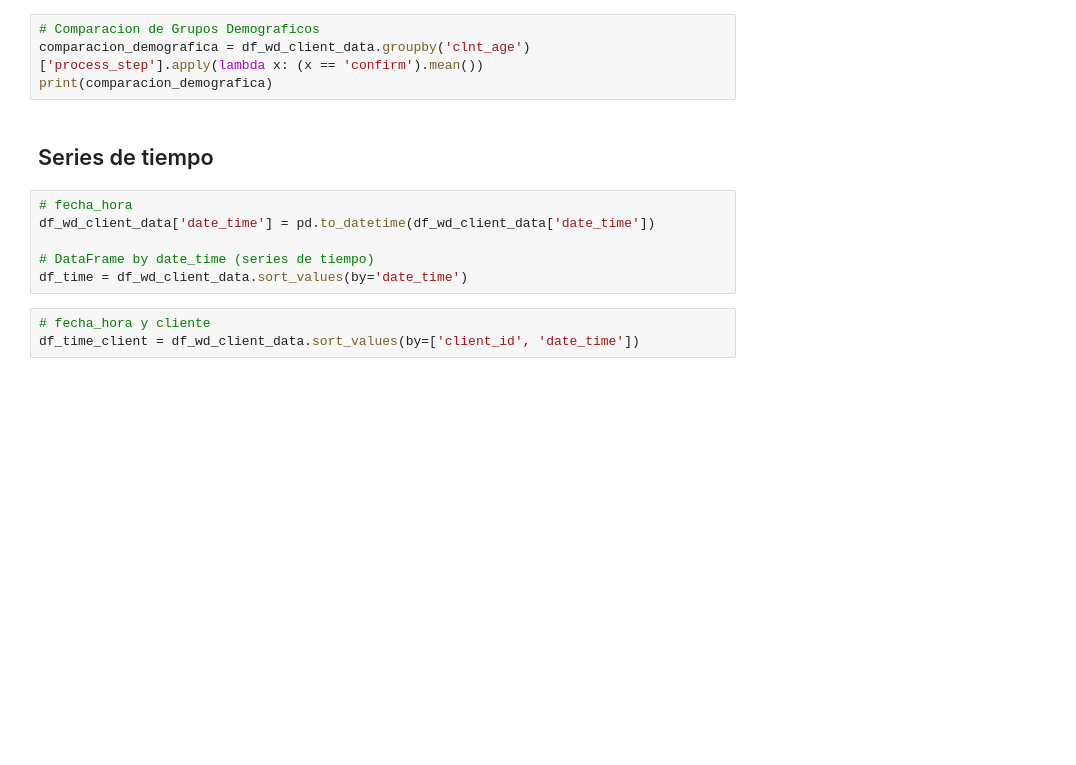
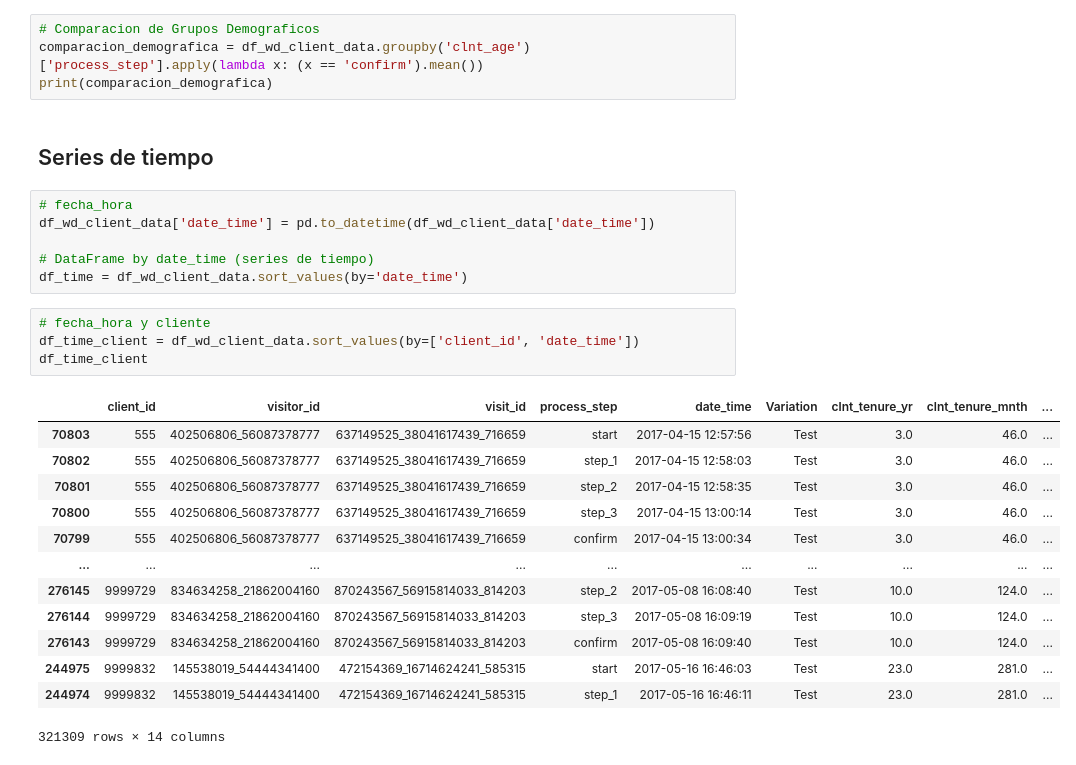
Before and after one commit to adrianbenitezrueda/ih-sp-ab-testing, a Jupyter notebook: data.ipynb, the cells around one changed output. Drawn from its saved outputs; the diff is of its cells as text; blank space fills up the shorter version.

```diff
--- a/data.ipynb
+++ b/data.ipynb
@@ -330,6 +603,21 @@ df_time = df_wd_client_data.sort_values(by='date_time')
 # %%
 # fecha_hora y cliente
 df_time_client = df_wd_client_data.sort_values(by=['client_id', 'date_time'])
+df_time_client
+# %% [output]
+|  | client_id | visitor_id | visit_id | process_step | date_time | Variation | clnt_tenure_yr | clnt_tenure_mnth | ... |
+| 70803 | 555 | 402506806_56087378777 | 637149525_38041617439_716659 | start | 2017-04-15 12:57:56 | Test | 3.0 | 46.0 | ... |
+| 70802 | 555 | 402506806_56087378777 | 637149525_38041617439_716659 | step_1 | 2017-04-15 12:58:03 | Test | 3.0 | 46.0 | ... |
+| 70801 | 555 | 402506806_56087378777 | 637149525_38041617439_716659 | step_2 | 2017-04-15 12:58:35 | Test | 3.0 | 46.0 | ... |
+| 70800 | 555 | 402506806_56087378777 | 637149525_38041617439_716659 | step_3 | 2017-04-15 13:00:14 | Test | 3.0 | 46.0 | ... |
+| 70799 | 555 | 402506806_56087378777 | 637149525_38041617439_716659 | confirm | 2017-04-15 13:00:34 | Test | 3.0 | 46.0 | ... |
+| ... | ... | ... | ... | ... | ... | ... | ... | ... | ... |
+| 276145 | 9999729 | 834634258_21862004160 | 870243567_56915814033_814203 | step_2 | 2017-05-08 16:08:40 | Test | 10.0 | 124.0 | ... |
+| 276144 | 9999729 | 834634258_21862004160 | 870243567_56915814033_814203 | step_3 | 2017-05-08 16:09:19 | Test | 10.0 | 124.0 | ... |
+| 276143 | 9999729 | 834634258_21862004160 | 870243567_56915814033_814203 | confirm | 2017-05-08 16:09:40 | Test | 10.0 | 124.0 | ... |
+| 244975 | 9999832 | 145538019_54444341400 | 472154369_16714624241_585315 | start | 2017-05-16 16:46:03 | Test | 23.0 | 281.0 | ... |
+| 244974 | 9999832 | 145538019_54444341400 | 472154369_16714624241_585315 | step_1 | 2017-05-16 16:46:11 | Test | 23.0 | 281.0 | ... |
+321309 rows × 14 columns
 # %%
 # Tiempo que pasa cada cliente en la prueba
 
```
Also changed, not shown: parts of 46 cells of this notebook, 1 other file.
